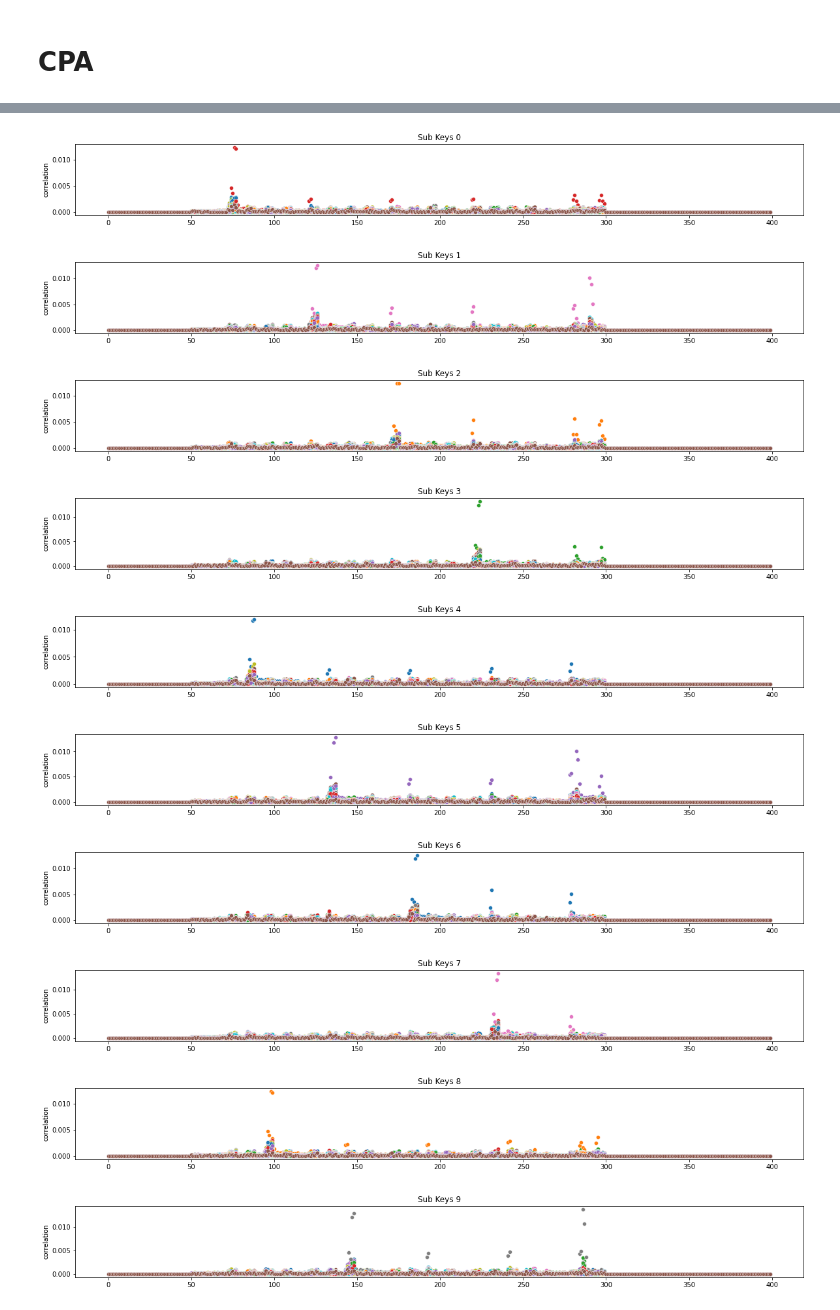
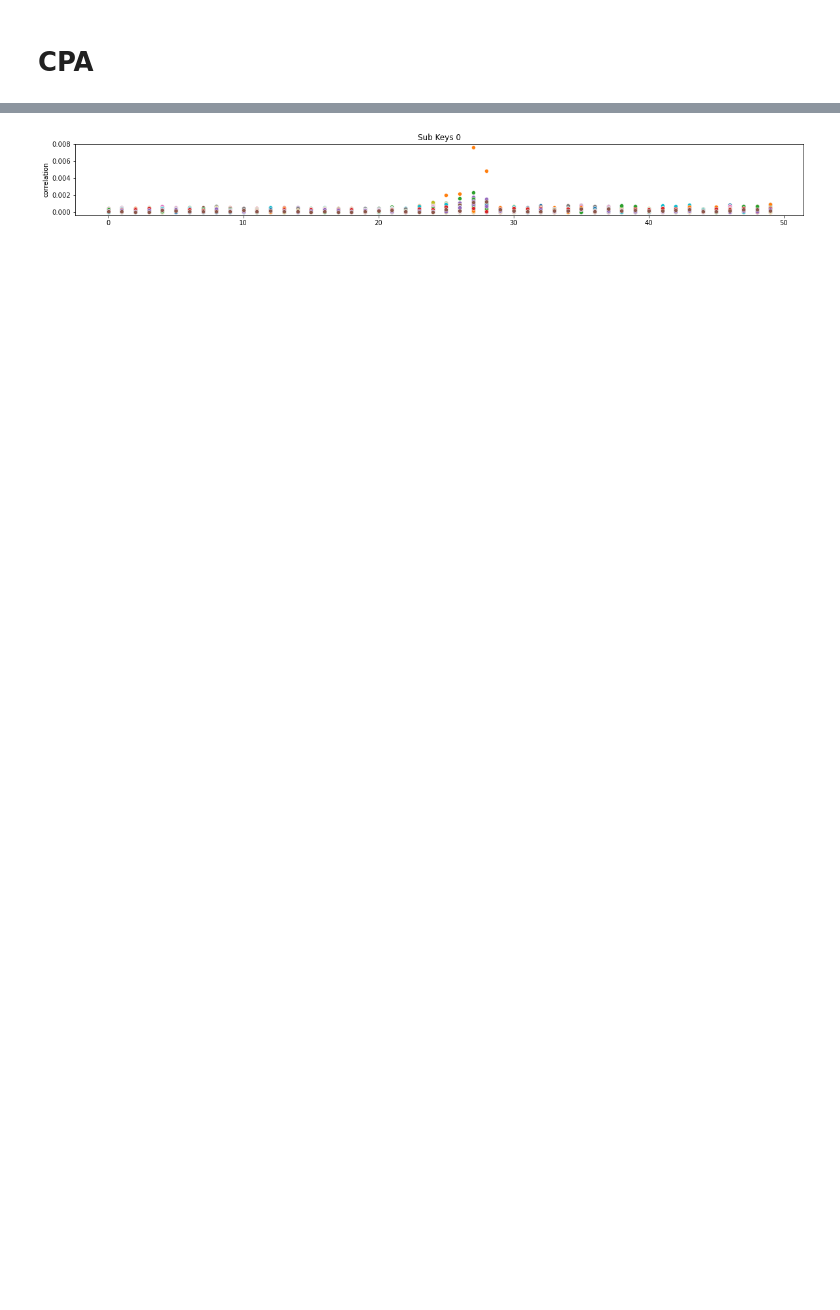
Before and after one commit to ssahaxd/Power_SCA, a Jupyter notebook: powerSCA/AES_CPA.ipynb, the cells around one changed output, grey strips where cells are left out. Drawn from its saved outputs; the diff is of its cells as text; code cells hidden in the pictures; blank space fills up the shorter version.

Commit message:
implemented incremental cpa for a subkey

```diff
--- a/powerSCA/AES_CPA.ipynb
+++ b/powerSCA/AES_CPA.ipynb
@@ -232,7 +232,8 @@ from bokeh.io import output_notebook
 from bokeh.palettes import brewer
 
 # load the .npy files
-known_keys = np.load('cw_data/known_keys.npy')
-textin_array = np.load('cw_data/textin_array.npy')
-trace_array = np.load('cw_data/trace_array.npy')
+known_keys = np.load('traces/known_keys.npy')
+textin_array = np.load('traces/textin_array.npy')
+trace_array = np.load('traces/trace_array.npy')
+textout_array = np.load('traces/textout_array.npy')
 # %% [output]
@@ -337,23 +339,14 @@ time: 2.12 ms (started: 2022-07-27 02:07:05 +05:30)
 # %%
-for subkey in range(16):
+for subkey in range(1):
     plt.figure(figsize=(20,2))
 
     for guessed_key in range(256):
-        sns.scatterplot(x=range(400), y=crvs[subkey, guessed_key ,400:800])
+        sns.scatterplot(x=range(50), y=crvs[subkey, guessed_key ,450:500])
 
         plt.title(f"Sub Keys {subkey}")
     if subkey == 15:
         plt.xlabel("Time")
     plt.ylabel("correlation")
     plt.show()
 # %% [output]
-[figure, old version]
+[figure, new version]
-[figure, removed]
-[figure, removed]
-[figure, removed]
-[figure, removed]
-[figure, removed]
-[figure, removed]
-[figure, removed]
-[figure, removed]
-[figure, removed]
```
Also changed, not shown: parts of 29 cells of this notebook, 9 other files.
